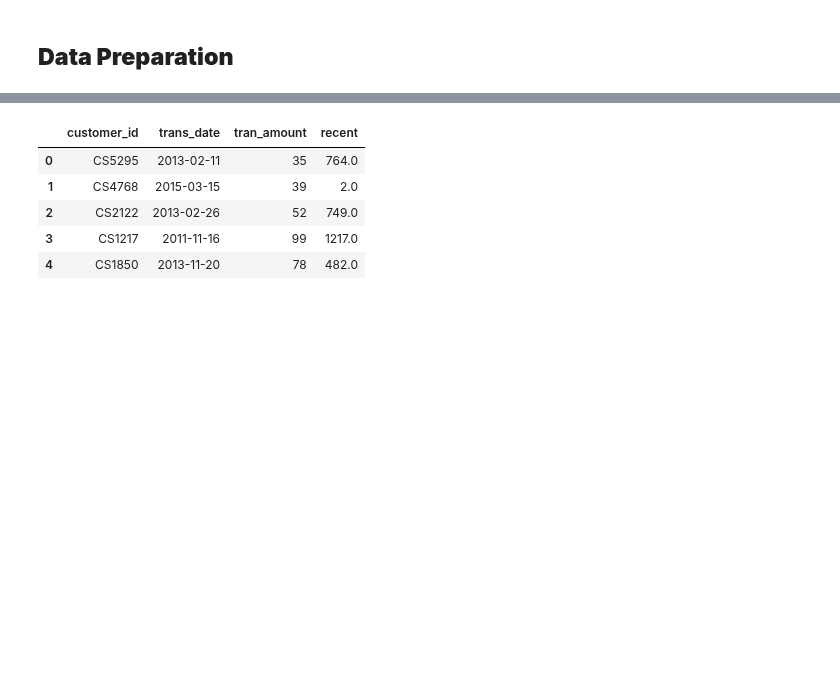
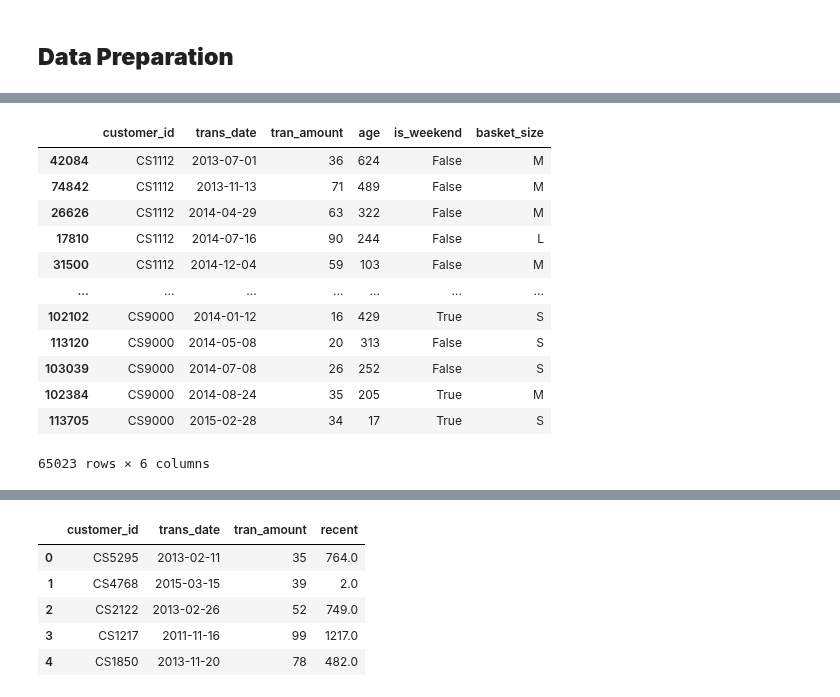
Before and after one commit to PisutSukpool/CRM-Analytics, a Jupyter notebook: Homework 08/Campaign Response Model - XGBoost Tuning.ipynb, the cells around one changed output, grey strips where cells are left out. Drawn from its saved outputs; the diff is of its cells as text; code cells hidden in the pictures; blank space fills up the shorter version.

```diff
--- a/Homework 08/Campaign Response Model - XGBoost Tuning.ipynb
+++ b/Homework 08/Campaign Response Model - XGBoost Tuning.ipynb
@@ -127,0 +239,16 @@ plt.show()
+# %%
+window_df
+# %% [output]
+|  | customer_id | trans_date | tran_amount | age | is_weekend | basket_size |
+| 42084 | CS1112 | 2013-07-01 | 36 | 624 | False | M |
+| 74842 | CS1112 | 2013-11-13 | 71 | 489 | False | M |
+| 26626 | CS1112 | 2014-04-29 | 63 | 322 | False | M |
+| 17810 | CS1112 | 2014-07-16 | 90 | 244 | False | L |
+| 31500 | CS1112 | 2014-12-04 | 59 | 103 | False | M |
+| ... | ... | ... | ... | ... | ... | ... |
+| 102102 | CS9000 | 2014-01-12 | 16 | 429 | True | S |
+| 113120 | CS9000 | 2014-05-08 | 20 | 313 | False | S |
+| 103039 | CS9000 | 2014-07-08 | 26 | 252 | False | S |
+| 102384 | CS9000 | 2014-08-24 | 35 | 205 | True | M |
+| 113705 | CS9000 | 2015-02-28 | 34 | 17 | True | S |
+65023 rows × 6 columns
```
Also changed, not shown: parts of 5 cells of this notebook.
